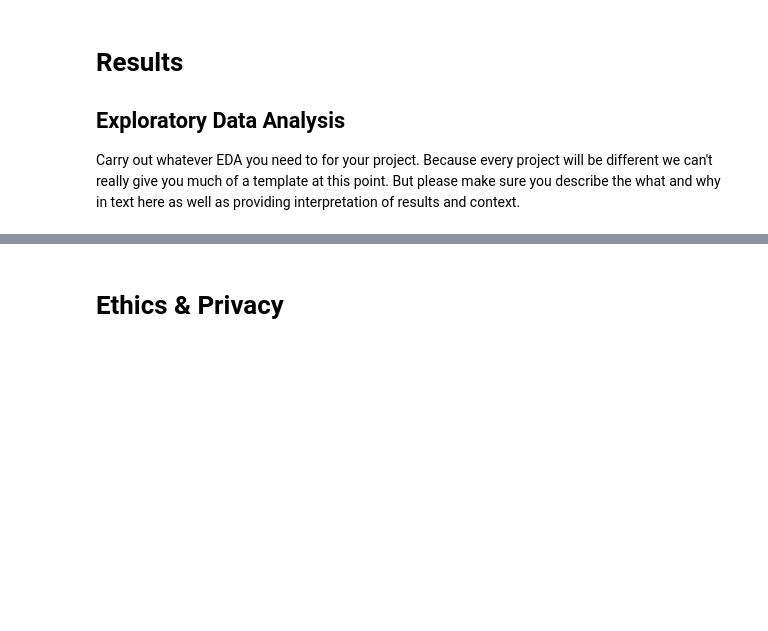
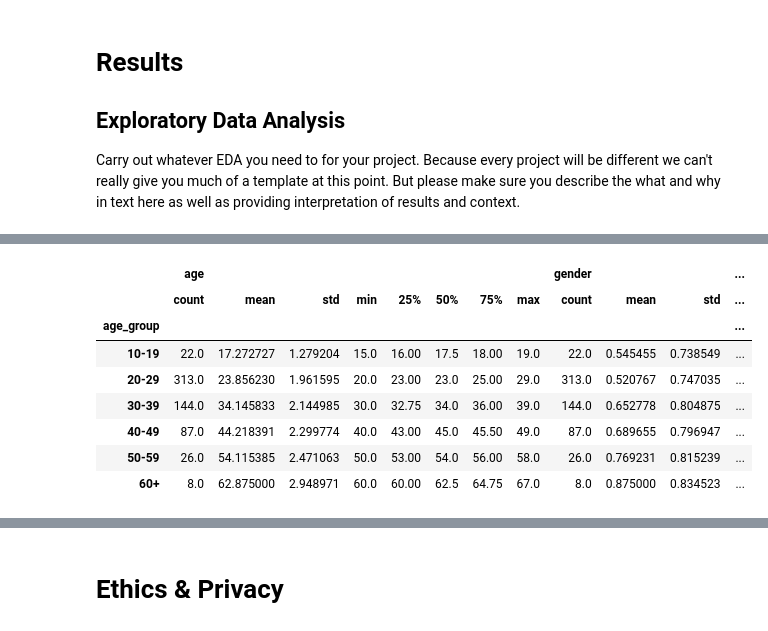
Before and after one commit to dylanatianzar/Amazon-Behavior-EDA, a Jupyter notebook: EDACheckpoint_group036.ipynb, the cells around one changed output, grey strips where cells are left out. Drawn from its saved outputs; the diff is of its cells as text; code cells hidden in the pictures; blank space fills up the shorter version.

```diff
--- a/EDACheckpoint_group036.ipynb
+++ b/EDACheckpoint_group036.ipynb
@@ -272,0 +285,22 @@ Carry out whatever EDA you need to for your project.  Because every project will
+# %%
+# Create copy of cleaned dataset
+df_age = cleaned_data.copy(deep=True)
+
+# Assign age group to each record
+df_age['age_group'] = pd.cut(df.age, bins=[10, 19, 29,39,49,59,100],right=True, labels=['10-19', '20-29', '30-39','40-49','50-59','60+'])
+
+# Set option to allow all columns to be displayed
+pd.set_option('display.max_columns', None)
+
+# Descriptive statistics based on age group
+df_age.groupby('age_group').describe()
+# %% [output]
+|  | age |  |  |  |  |  |  |  | gender |  |  | ... |
+|  | count | mean | std | min | 25% | 50% | 75% | max | count | mean | std | ... |
+| age_group |  |  |  |  |  |  |  |  |  |  |  | ... |
+| 10-19 | 22.0 | 17.272727 | 1.279204 | 15.0 | 16.00 | 17.5 | 18.00 | 19.0 | 22.0 | 0.545455 | 0.738549 | ... |
+| 20-29 | 313.0 | 23.856230 | 1.961595 | 20.0 | 23.00 | 23.0 | 25.00 | 29.0 | 313.0 | 0.520767 | 0.747035 | ... |
+| 30-39 | 144.0 | 34.145833 | 2.144985 | 30.0 | 32.75 | 34.0 | 36.00 | 39.0 | 144.0 | 0.652778 | 0.804875 | ... |
+| 40-49 | 87.0 | 44.218391 | 2.299774 | 40.0 | 43.00 | 45.0 | 45.50 | 49.0 | 87.0 | 0.689655 | 0.796947 | ... |
+| 50-59 | 26.0 | 54.115385 | 2.471063 | 50.0 | 53.00 | 54.0 | 56.00 | 58.0 | 26.0 | 0.769231 | 0.815239 | ... |
+| 60+ | 8.0 | 62.875000 | 2.948971 | 60.0 | 60.00 | 62.5 | 64.75 | 67.0 | 8.0 | 0.875000 | 0.834523 | ... |
```
Also changed, not shown: parts of 19 cells of this notebook, 1 other file.
